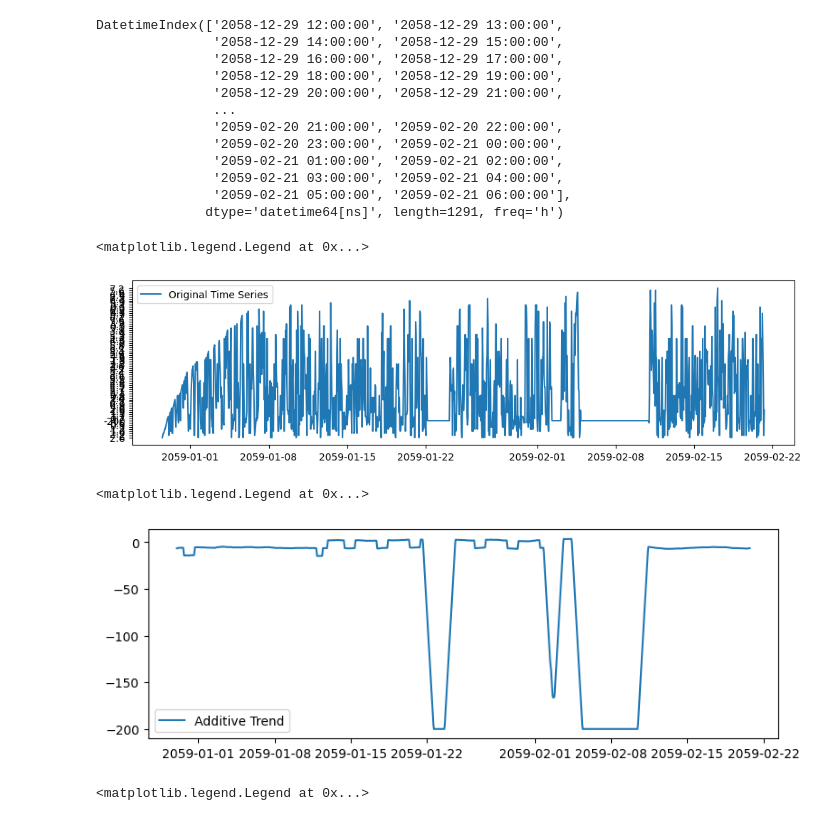
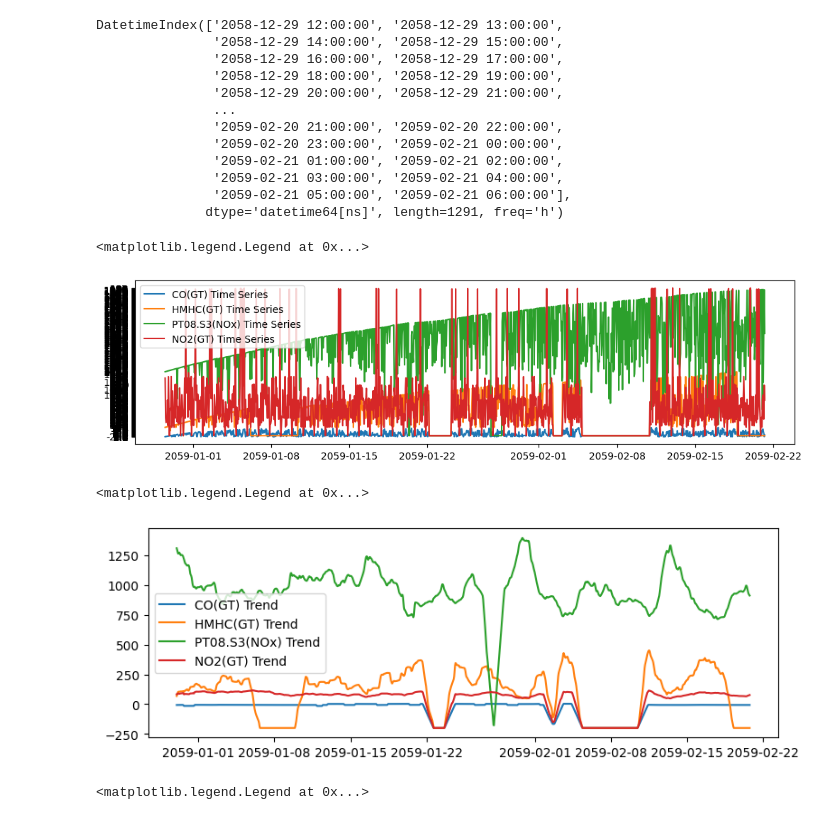
Before and after one commit to owuordickson/t-graank, a Jupyter notebook: analysis/timeseries_analysis.ipynb, the cells around one changed output. Saved outputs shown, nothing was run; the diff lists cells and outputs as text; code cells hidden in the pictures.

```diff
--- a/analysis/timeseries_analysis.ipynb
+++ b/analysis/timeseries_analysis.ipynb
@@ -200,14 +200,21 @@ DatetimeIndex(['2058-12-29 12:00:00', '2058-12-29 13:00:00',
                '2059-02-21 03:00:00', '2059-02-21 04:00:00',
                '2059-02-21 05:00:00', '2059-02-21 06:00:00'],
               dtype='datetime64[ns]', length=1291, freq='h')
+# %%
+ts_1 = pd.Series(new_data[1:, 1], index=datetime_index)  # CO(GT)
+ts_2 = pd.Series(new_data[1:, 3], index=datetime_index)  # NMHC(GT)
+ts_3 = pd.Series(new_data[1:, 7], index=datetime_index)  # PT08.S3(NOx)
+ts_4 = pd.Series(new_data[1:, 8], index=datetime_index)  # NO2(GT)
 # %%
-ts_1 = pd.Series(new_data[1:, 1], index=datetime_index)
 
 plt.figure(figsize=(12, 3))
-plt.plot(ts_1, label='Original Time Series')
+plt.plot(ts_1, label='CO(GT) Time Series')
+plt.plot(ts_2, label='HMHC(GT) Time Series')
+plt.plot(ts_3, label='PT08.S3(NOx) Time Series')
+plt.plot(ts_4, label='NO2(GT) Time Series')
 plt.legend()
 # %% [output]
 <matplotlib.legend.Legend at 0x...>
-[figure, old version]
+[figure, new version]
 # %%
 # Decompose time-series
@@ -216,11 +226,14 @@ result_add = seasonal_decompose(ts_1, model='additive')
 # Plotting 'Trend' Component
 
 plt.figure(figsize=(9, 3))
-plt.plot(result_add.trend, label='Additive Trend')
+plt.plot(result_add1.trend, label='CO(GT) Trend')
+plt.plot(result_add2.trend, label='HMHC(GT) Trend')
+plt.plot(result_add3.trend, label='PT08.S3(NOx) Trend')
+plt.plot(result_add4.trend, label='NO2(GT) Trend')
 plt.legend()
 # %% [output]
 <matplotlib.legend.Legend at 0x...>
-[figure, old version]
+[figure, new version]
 # %%
 # Plotting 'Seasonal' Component
 
```
Also changed, not shown: parts of 8 cells of this notebook.
